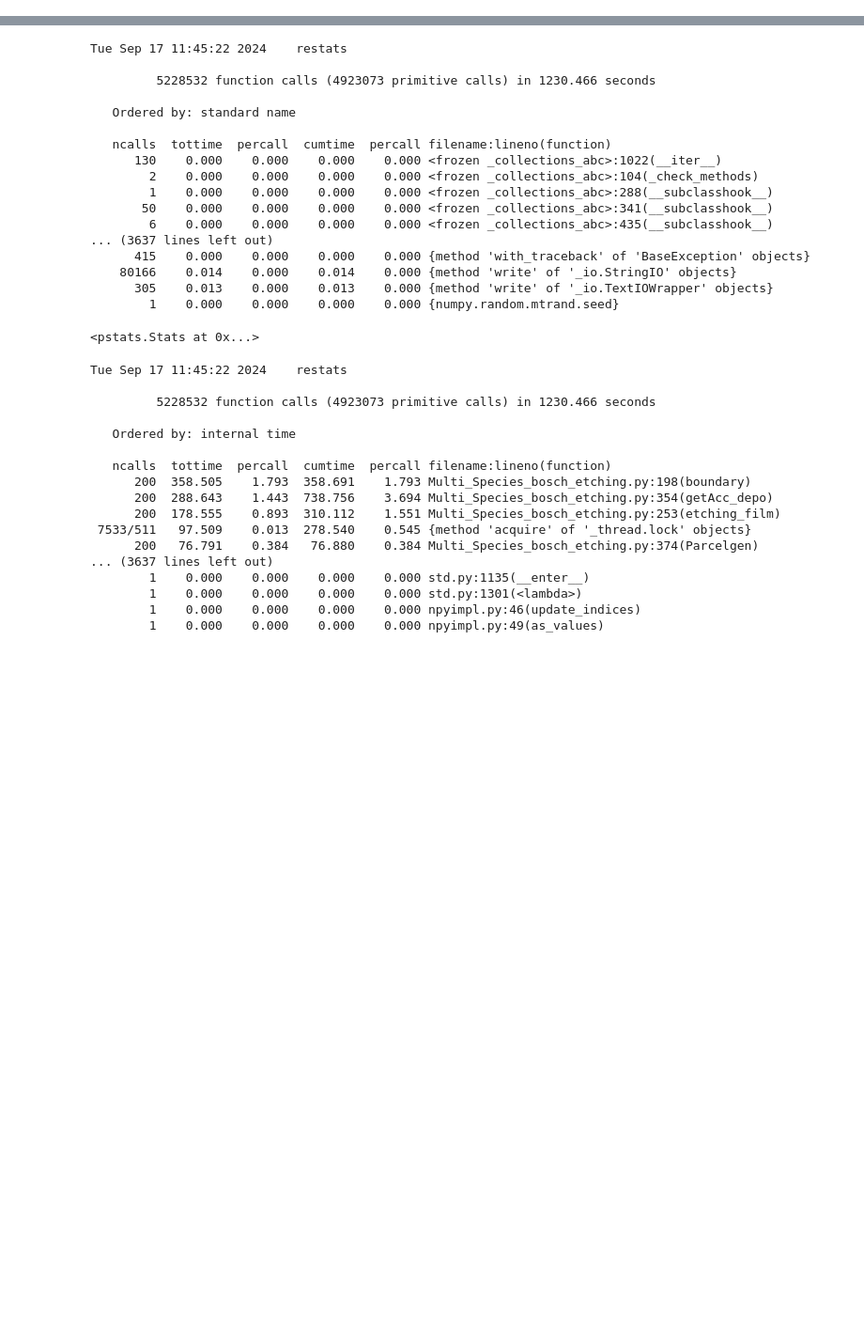
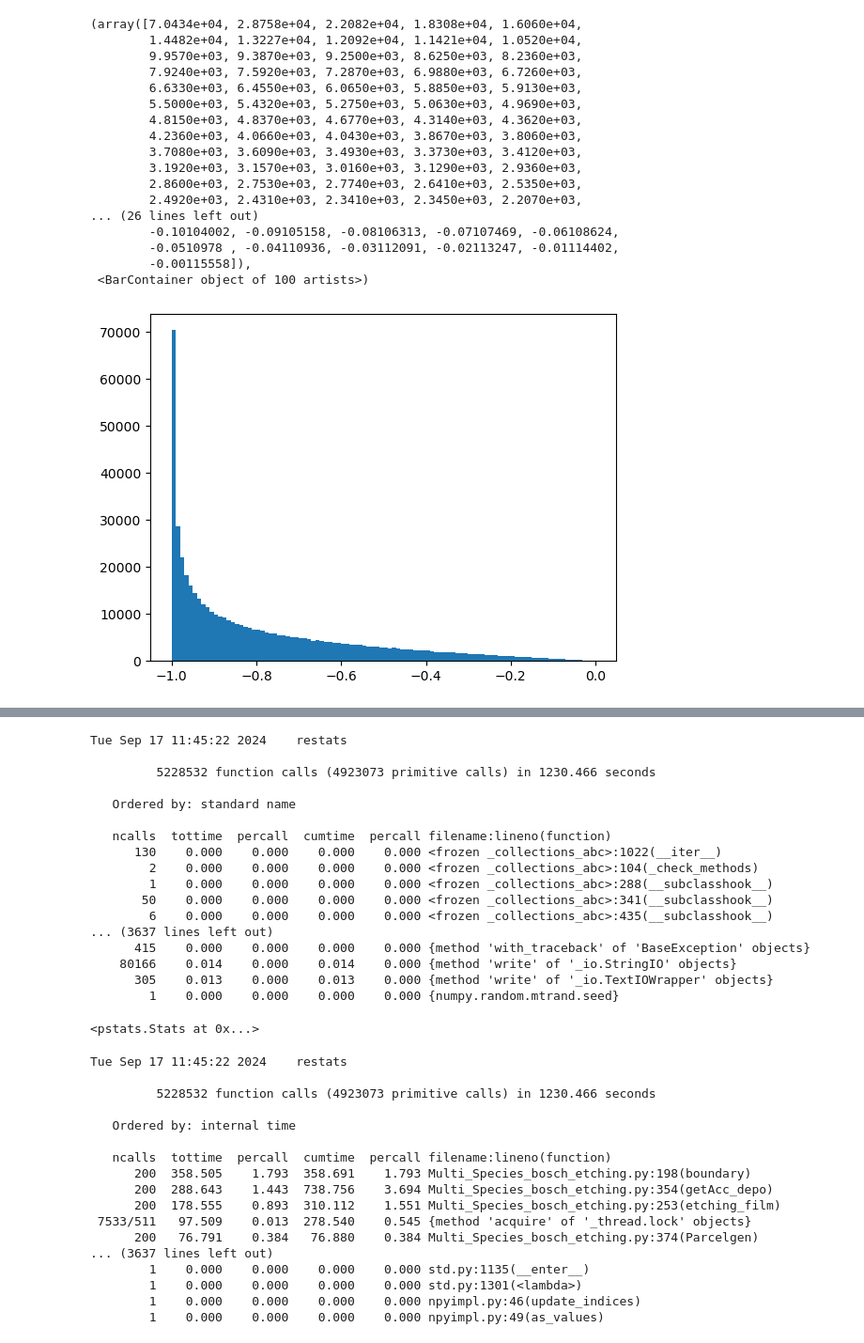
Before and after one commit to ararakitsubasa/etching, a Jupyter notebook: Multi_Species_bosch_process.ipynb, the cells around one changed output, grey strips where cells are left out. Shown at 94% size. Saved outputs shown, nothing was run; the diff lists cells and outputs as text; code cells hidden in the pictures; blank space fills up the shorter version.

```diff
--- a/Multi_Species_bosch_process.ipynb
+++ b/Multi_Species_bosch_process.ipynb
@@ -5,3 +5,56 @@ from numba import jit
 import matplotlib.pyplot as plt
 import pyvista as pv
 import torch
+# %%
+T = 300
+Cm = (2*1.380649e-23*T/(27*1.66e-27) )**0.5 # (2kT/m)**0.5 27 for the Al
+
+def max_velocity_u( random1, random2):
+    return Cm*np.sqrt(-np.log(random1))*(np.cos(2*np.pi*random2))
+
+def max_velocity_w( random1, random2):
+    return Cm*np.sqrt(-np.log(random1))*(np.sin(2*np.pi*random2))
+
+def max_velocity_v( random3):
+    return -Cm*np.sqrt(-np.log(random3))
+# %%
+N = int(1e6)
+velosity_matrix = np.zeros((N, 3))
+# tstep=1e-5
+# celllength=1e-5
+# velosity_matrix[:, 0] = -1 * celllength /tstep
+# velosity_matrix[:, 1] = -1 * celllength /tstep
+Random1 = np.random.rand(N)
+Random2 = np.random.rand(N)
+Random3 = np.random.rand(N)
+velosity_matrix = np.array([max_velocity_u(Random1, Random2), \
+                            # max_velocity_w(Random1, Random2), \
+                                max_velocity_v(Random3)]).T
+
+energy = np.linalg.norm(velosity_matrix, axis=1)
+velosity_matrix[:,0] = np.divide(velosity_matrix[:,0], energy)
+velosity_matrix[:,1] = np.divide(velosity_matrix[:,1], energy)
+# velosity_matrix[:,2] = np.divide(velosity_matrix[:,2], energy)
+# %%
+left = velosity_matrix[:,0] < 0
+# %%
+plt.hist(velosity_matrix[left, 1], bins=100)
+# %% [output]
+(array([7.0434e+04, 2.8758e+04, 2.2082e+04, 1.8308e+04, 1.6060e+04,
+        1.4482e+04, 1.3227e+04, 1.2092e+04, 1.1421e+04, 1.0520e+04,
+        9.9570e+03, 9.3870e+03, 9.2500e+03, 8.6250e+03, 8.2360e+03,
+        7.9240e+03, 7.5920e+03, 7.2870e+03, 6.9880e+03, 6.7260e+03,
+        6.6330e+03, 6.4550e+03, 6.0650e+03, 5.8850e+03, 5.9130e+03,
+        5.5000e+03, 5.4320e+03, 5.2750e+03, 5.0630e+03, 4.9690e+03,
+        4.8150e+03, 4.8370e+03, 4.6770e+03, 4.3140e+03, 4.3620e+03,
+        4.2360e+03, 4.0660e+03, 4.0430e+03, 3.8670e+03, 3.8060e+03,
+        3.7080e+03, 3.6090e+03, 3.4930e+03, 3.3730e+03, 3.4120e+03,
+        3.1920e+03, 3.1570e+03, 3.0160e+03, 3.1290e+03, 2.9360e+03,
+        2.8600e+03, 2.7530e+03, 2.7740e+03, 2.6410e+03, 2.5350e+03,
+        2.4920e+03, 2.4310e+03, 2.3410e+03, 2.3450e+03, 2.2070e+03,
+... (26 lines left out)
+        -0.10104002, -0.09105158, -0.08106313, -0.07107469, -0.06108624,
+        -0.0510978 , -0.04110936, -0.03112091, -0.02113247, -0.01114402,
+        -0.00115558]),
+ <BarContainer object of 100 artists>)
+[figure, added]
```
Also changed, not shown: parts of 1 cell of this notebook, 5 other files.
